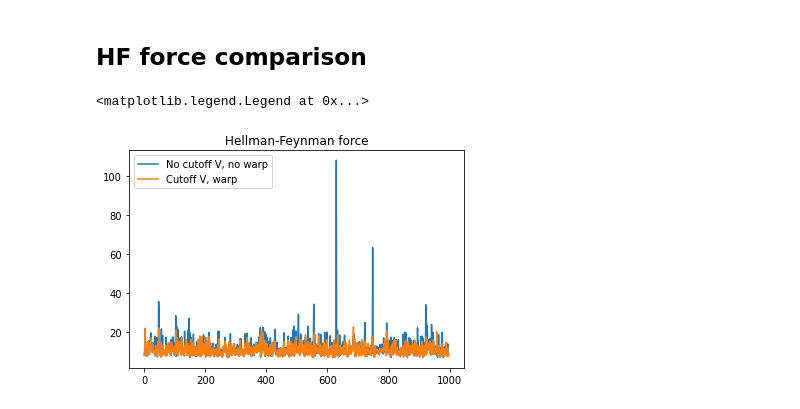
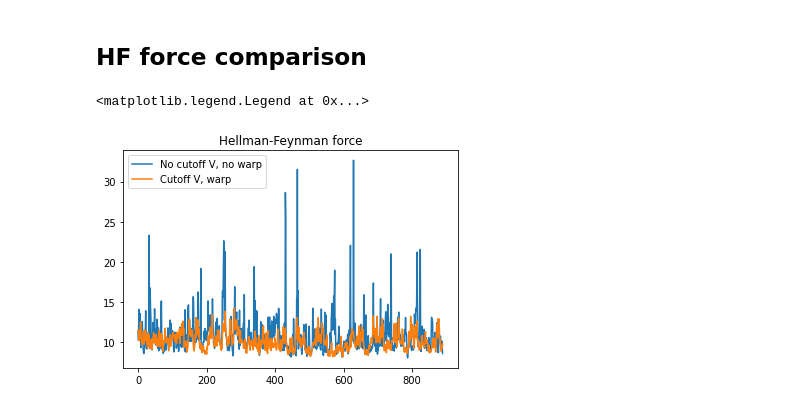
Before and after one commit to Jvanrhijn/pydmc, a Jupyter notebook: examples/comparison.ipynb, the cells around one changed output. Drawn from its saved outputs; the diff is of its cells as text; code cells hidden in the pictures.

```diff
--- a/examples/comparison.ipynb
+++ b/examples/comparison.ipynb
@@ -6,10 +6,10 @@ import scipy.special as spec
 
 q0 = 0.8253525490491695
 a0 = 1
-nconf = 1
+nconf = 50
 time_step = 1e-2
 reference_energy = 3.67603
-blocks = 10_000
+blocks = 100
 steps_per_block = 10
 # number of equilibration blocks
 neq = 10
@@ -193,17 +192,17 @@ The PostScript backend does not support transparency; partially transparent arti
 # %% [markdown]
 ## HF force comparison
 # %%
-bs = 100
+bs = 1
 
 flhf_cut_warp, flpulay_cut_warp, w_cut_warp = compute_forces(res_cut.force_accumulators[1])
 flhf_nocut, flpulay_nocut, w_nocut = compute_forces(res_nocut.force_accumulators[0])
 
 plt.figure()
 plt.plot(bin_samples(flhf_nocut[0, :], bs), label="No cutoff V, no warp")
 plt.plot(bin_samples(flhf_cut_warp[0, :], bs), label="Cutoff V, warp")
 plt.title("Hellman-Feynman force")
-plt.savefig("HF_cutoff_warp.eps")
+#plt.savefig("HF_cutoff_warp.eps")
 plt.legend()
 # %% [output]
 <matplotlib.legend.Legend at 0x...>
-[figure, old version]
+[figure, new version]
```
Also changed, not shown: parts of 7 cells of this notebook, 1 other file.
